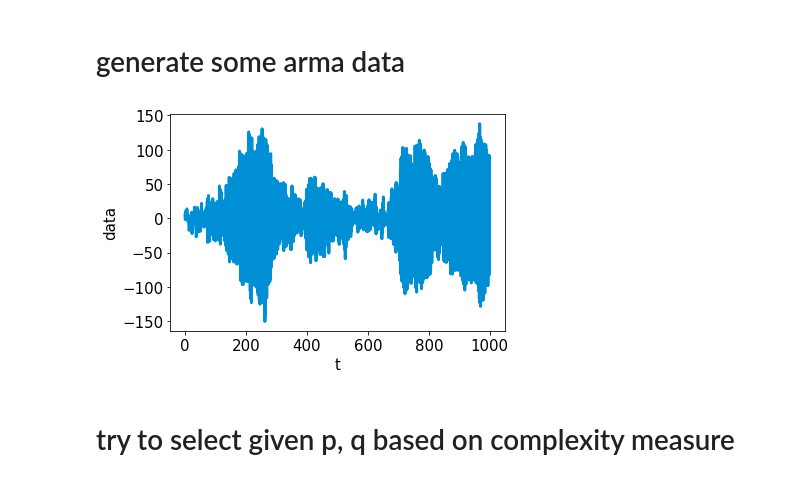
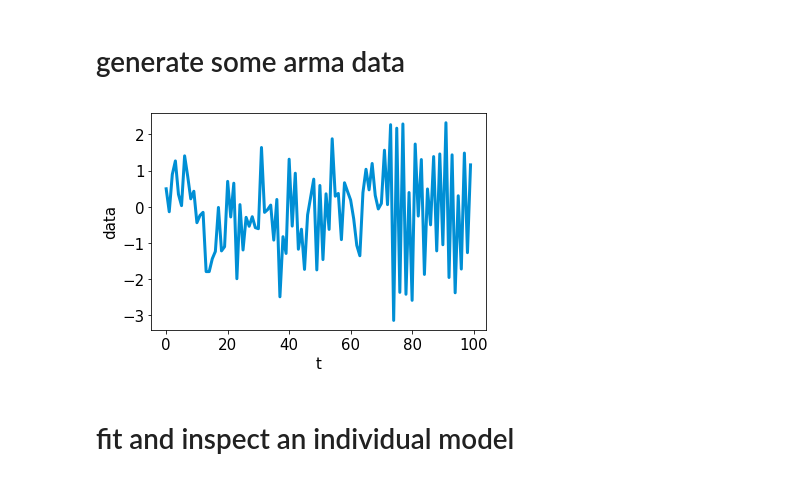
Before and after one commit to csinva/dnn-experiments, a Jupyter notebook: time_series/arma.ipynb, the cells around one changed output. Saved outputs shown, nothing was run; the diff lists cells and outputs as text; code cells hidden in the pictures.

Commit message:
loop over arma models

```diff
--- a/time_series/arma.ipynb
+++ b/time_series/arma.ipynb
@@ -35,16 +35,17 @@ import statsmodels.tsa.api as smt
 # %%
 np.random.seed(42)
 ar = [1, 0.75, -0.25] # first index is for zero lag
-ma = [1, 0.65, 0.35]
-n = 1000
-sample = smt.arma_generate_sample(ar=ar, ma=ma, nsample=n, sigma=10)
+ma = [1, 0.75, 0.25] # first index is for zero lag
+
+n = 100
+sample = smt.arma_generate_sample(ar=ar, ma=ma, nsample=n, sigma=1)
 
 plt.plot(sample, color=cb)
 plt.xlabel('t')
 plt.ylabel('data')
 plt.show()
 # %% [output]
-[figure, old version]
+[figure, new version]
-# %% [markdown]
-# try to select given p, q based on complexity measure
+# %% [markdown]
+# fit and inspect an individual model
 # %%
```
Also changed, not shown: parts of 9 cells of this notebook.
